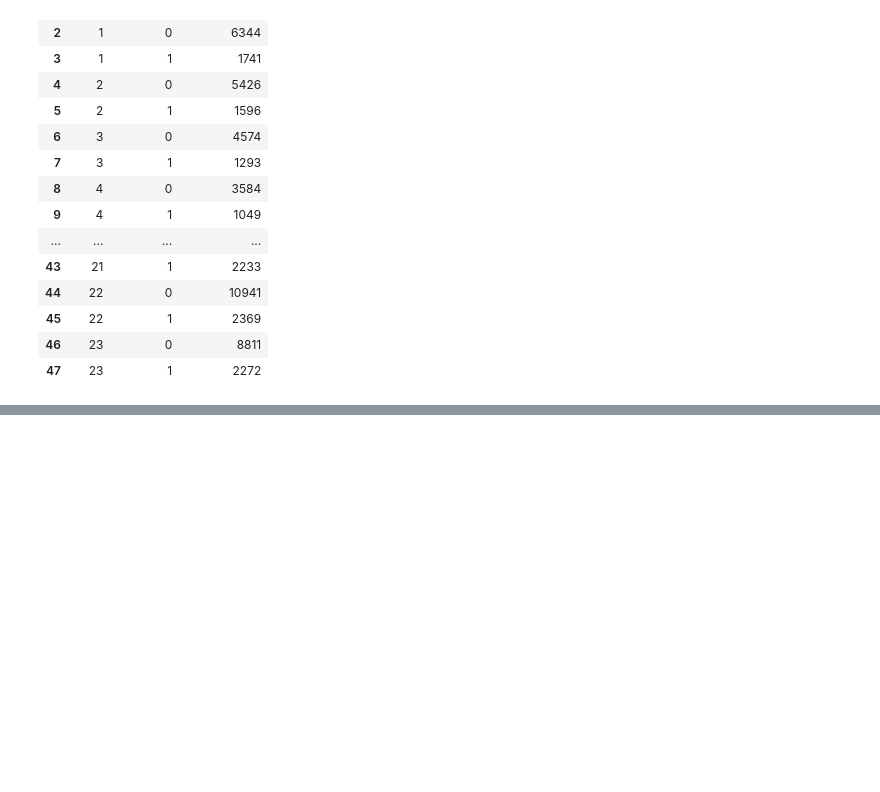
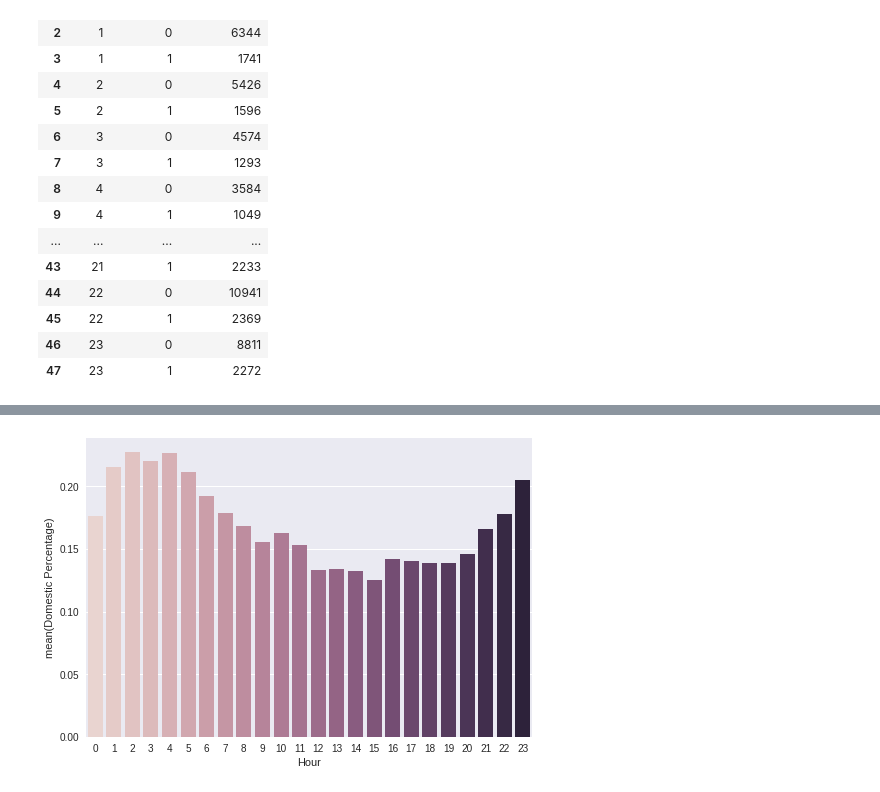
Before and after one commit to if1015-datascience-ufpe/2017-2-projeto-ajgan-rlsma-rcrs3, a Jupyter notebook: Project.ipynb, the cells around one changed output, grey strips where cells are left out. Drawn from its saved outputs; the diff is of its cells as text; code cells hidden in the pictures; blank space fills up the shorter version.

Commit message:
Analyse domestic and arrest per hour

```diff
--- a/Project.ipynb
+++ b/Project.ipynb
@@ -325,5 +325,5 @@ for row in crimes_domestic_hour.itertuples(index = False):
             num_one = row[2]
         else:
             num_zero = row[2]
-data = pd.DataFrame(lista, columns = ['Hour', 'Arrest Percentage'])
-data
+data_domestic = pd.DataFrame(lista, columns = ['Hour', 'Domestic Percentage'])
+data_domestic
@@ -330,3 +348,8 @@ data
+# %%
+ax = sns.barplot(x = data_domestic['Hour'], y = data_domestic['Domestic Percentage'], palette = sns.cubehelix_palette(24))
+plt.show(ax)
+# %% [output]
+[figure, added]
 # %%
 geolocator = Nominatim()
 location = geolocator.reverse("41.92449696, -87.64452163")
```
Also changed, not shown: parts of 1 cell of this notebook.
